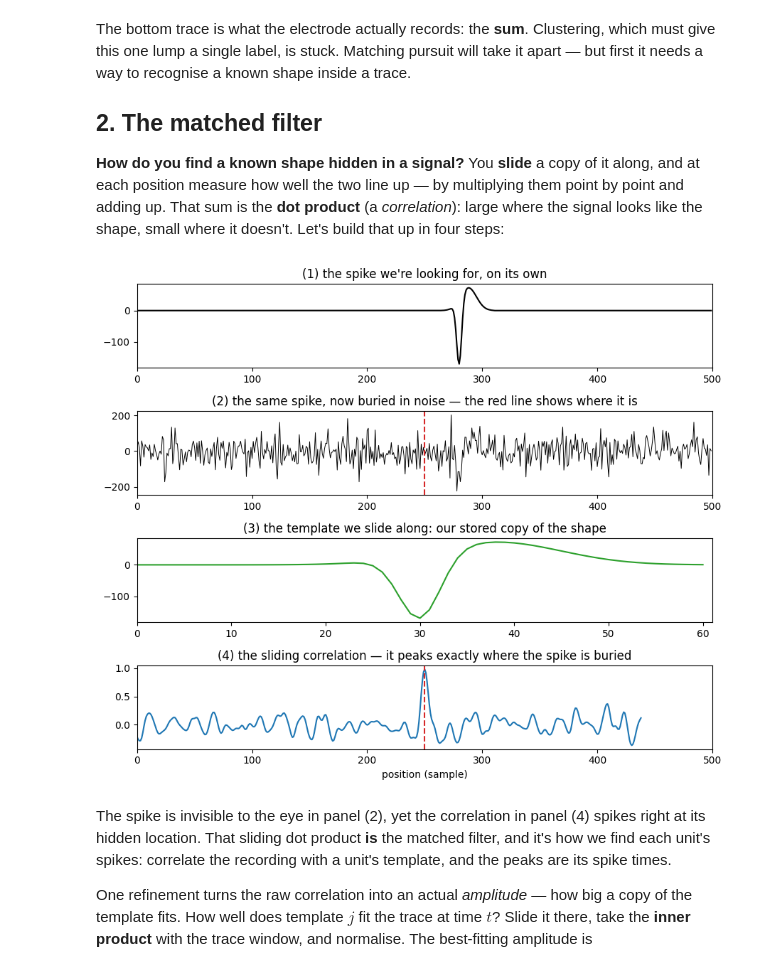
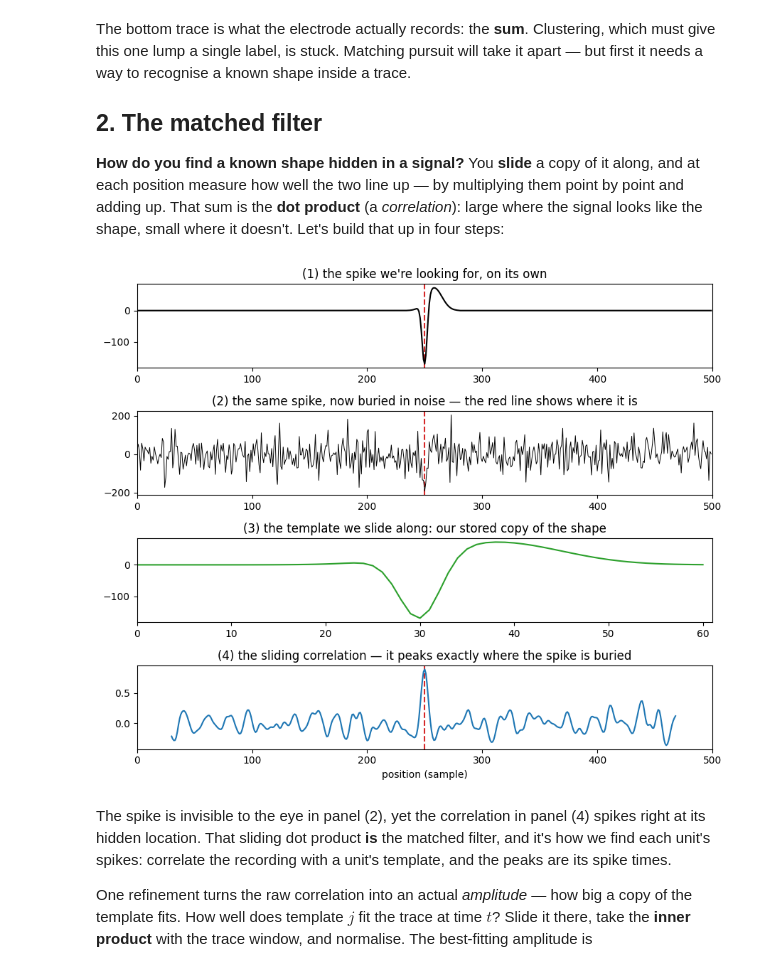
Before and after one commit to stootoon/swc-en-2026, a Jupyter notebook: ephys-pop/notebooks/06_template_matching_solutions.ipynb, the cells around one changed output. Cells and saved outputs as stored; diff of their text form; code cells hidden in the pictures.

```diff
--- a/ephys-pop/notebooks/06_template_matching_solutions.ipynb
+++ b/ephys-pop/notebooks/06_template_matching_solutions.ipynb
@@ -77,26 +77,34 @@ signal looks like the shape, small where it doesn't. Let's build that up in four
 # %%
 shape = tmplA[pc]                       # the shape we'll look for (neuron A's waveform)
 Lw = len(shape)
-loc0 = 250                              # where we'll hide it
+trough = int(np.argmin(shape))          # where the spike's trough sits inside the template
+loc0 = 250                              # we'll place the trough here
+start = loc0 - trough                    # so the template starts here
 rng = np.random.default_rng(1)
-clean = np.zeros(500); clean[loc0:loc0 + Lw] = shape          # (1) the shape on its own
+clean = np.zeros(500); clean[start:start + Lw] = shape         # (1) the shape on its own
 noisy = clean + rng.normal(0, shape.std() * 1.3, 500)        # (2) buried in noise
-corr = np.array([np.dot(noisy[i:i + Lw], shape) / np.dot(shape, shape)  # (4) sliding correlation
-                 for i in range(len(noisy) - Lw)])
+
+# (4) sliding correlation: raw[i] is the fit for a template STARTING at i; it peaks when
+# the template lines up, i.e. i = start. To plot it against the spike's *trough*
+# position (which is what the red line marks), shift the x-axis by `trough`.
+raw = np.array([np.dot(noisy[i:i + Lw], shape) / np.dot(shape, shape)
+                for i in range(len(noisy) - Lw)])
+corr_x = np.arange(len(raw)) + trough
 
 fig, ax = plt.subplots(4, 1, figsize=(9, 7.5))
-ax[0].plot(clean, "k"); ax[0].set_xlim(0, 500)
-ax[0].set_title("(1) the spike we're looking for, on its own")
-ax[1].plot(noisy, "k", lw=0.7); ax[1].axvline(loc0, color="tab:red", ls="--"); ax[1].set_xlim(0, 500)
+for a in (ax[0], ax[1], ax[3]):
+    a.axvline(loc0, color="tab:red", ls="--"); a.set_xlim(0, 500)
+ax[0].plot(clean, "k"); ax[0].set_title("(1) the spike we're looking for, on its own")
+ax[1].plot(noisy, "k", lw=0.7)
 ax[1].set_title("(2) the same spike, now buried in noise — the red line shows where it is")
 ax[2].plot(shape, "tab:green"); ax[2].set_xlim(0, Lw)
 ax[2].set_title("(3) the template we slide along: our stored copy of the shape")
-ax[3].plot(corr, "tab:blue"); ax[3].axvline(loc0, color="tab:red", ls="--"); ax[3].set_xlim(0, 500)
+ax[3].plot(corr_x, raw, "tab:blue")
 ax[3].set_title("(4) the sliding correlation — it peaks exactly where the spike is buried")
 ax[3].set_xlabel("position (sample)")
 plt.tight_layout(); plt.show()
 # %% [output]
-[figure, old version]
+[figure, new version]
 # %% [markdown]
 The spike is invisible to the eye in panel (2), yet the correlation in panel (4) spikes
 right at its hidden location. That sliding dot product **is** the matched filter, and
```
Also changed, not shown: parts of 9 cells of this notebook, 2 other files.
